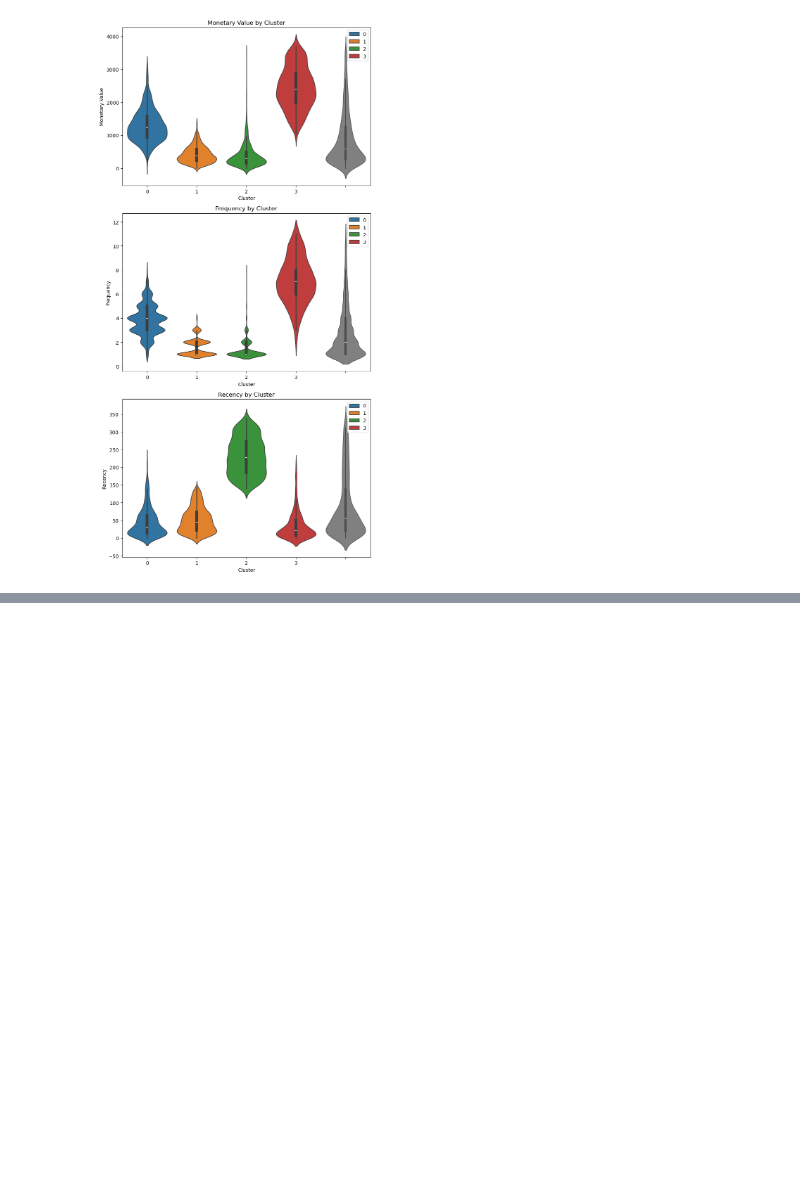
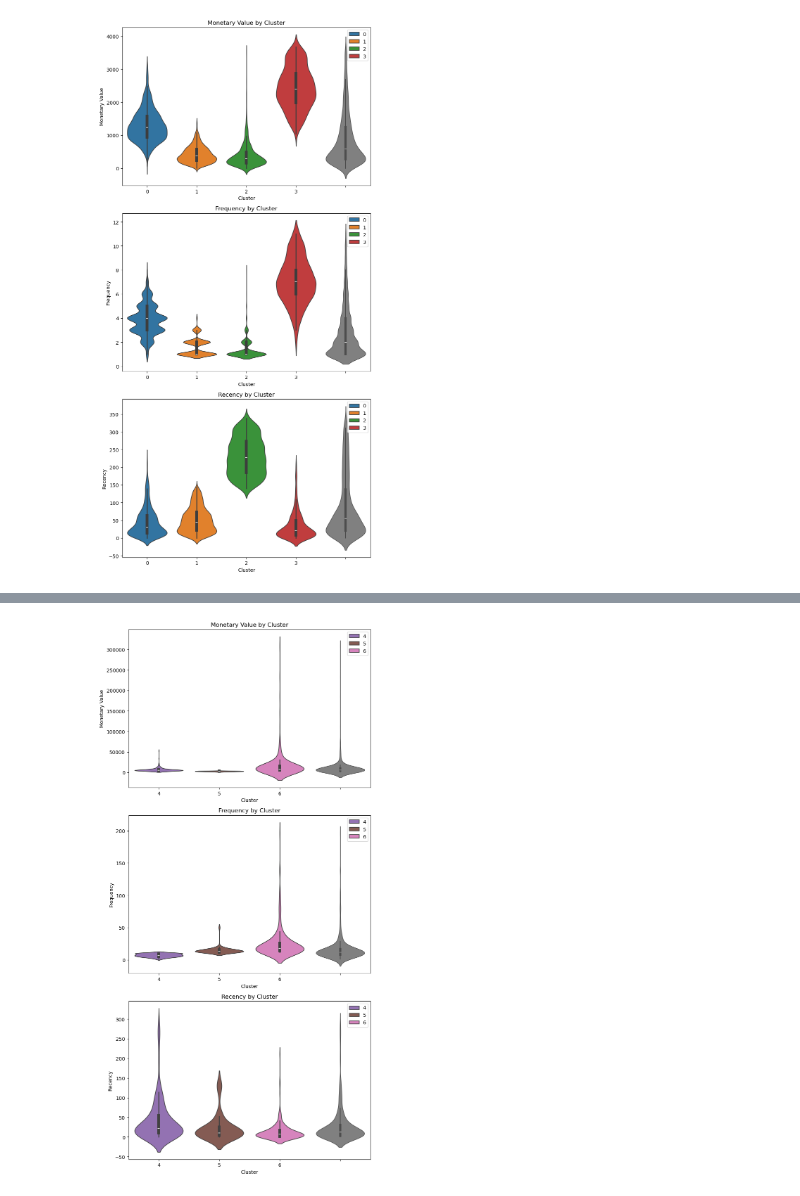
Before and after one commit to Tobiodedere1211/customer-segmentation-with-KMeans, a Jupyter notebook: RFM-Analysis.ipynb, the cells around one changed output, grey strips where cells are left out. Saved outputs shown, nothing was run; the diff lists cells and outputs as text; code cells hidden in the pictures; blank space fills up the shorter version.

```diff
--- a/RFM-Analysis.ipynb
+++ b/RFM-Analysis.ipynb
@@ -696,0 +708,4 @@ no changes added to commit (use "git add" and/or "git commit -a")
+# %%
+monetary_only = Monetary_outlier_df[~(Monetary_outlier_df.index.isin(intersct_indices))]
+frequency_only = Frequency_outlier_df[~(Frequency_outlier_df.index.isin(intersct_indices))]
+monetary_and_frequency = Monetary_outlier_df[(Monetary_outlier_df.index.isin(intersct_indices))]
@@ -696,0 +720,7 @@ no changes added to commit (use "git add" and/or "git commit -a")
+# %%
+monetary_only['Cluster'] = 4
+frequency_only['Cluster'] = 5
+monetary_and_frequency['Cluster'] = 6
+# %%
+# combining the dataset together
+outlier_cluster_df = pd.concat([monetary_only, frequency_only, monetary_and_frequency])
@@ -696,0 +754,30 @@ no changes added to commit (use "git add" and/or "git commit -a")
+# %%
+color_clusters = {
+    4: '#9467bd',
+    5: '#8c564b',
+    6: '#e377c2',
+    }
+
+plt.figure(figsize=(8, 16))
+plt.subplot(3,1,1)
+sns.violinplot(x=outlier_cluster_df['Cluster'], y=outlier_cluster_df['MonetaryValue'], palette=color_clusters, hue=outlier_cluster_df['Cluster'])
+sns.violinplot(y=outlier_cluster_df['MonetaryValue'], color='gray', linewidth=1.0)
+plt.title("Monetary Value by Cluster")
+plt.ylabel("Monetary Value")
+
+plt.subplot(3,1,2)
+sns.violinplot(x=outlier_cluster_df['Cluster'], y=outlier_cluster_df['Frequency'], palette=color_clusters, hue=outlier_cluster_df['Cluster'])
+sns.violinplot(y=outlier_cluster_df['Frequency'], color='gray', linewidth=1.0)
+plt.title("Frequency by Cluster")
+plt.ylabel("Frequency")
+
+plt.subplot(3,1,3)
+sns.violinplot(x=outlier_cluster_df['Cluster'], y=outlier_cluster_df['Recency'], palette=color_clusters, hue=outlier_cluster_df['Cluster'])
+sns.violinplot(y=outlier_cluster_df['Recency'], color='gray', linewidth=1.0)
+plt.title("Recency by Cluster")
+plt.ylabel("Recency")
+
+plt.tight_layout()
+plt.show()
+# %% [output]
+[figure, added]
```
Also changed, not shown: parts of 10 cells of this notebook.
